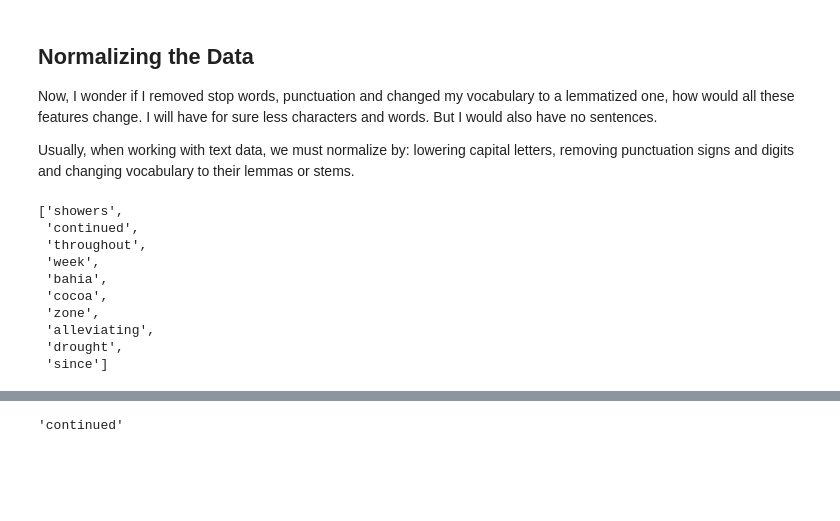
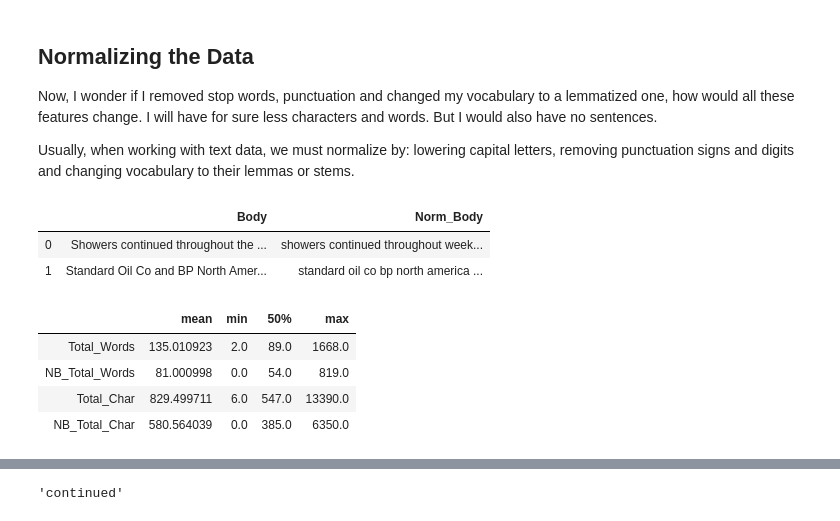
Before and after one commit to sedv8808/Simple_Word_Counting, a Jupyter notebook: Simple_Word_Counting.ipynb, the cells around one changed output, grey strips where cells are left out. Cells and saved outputs as stored; diff of their text form; code cells hidden in the pictures; blank space fills up the shorter version.

```diff
--- a/Simple_Word_Counting.ipynb
+++ b/Simple_Word_Counting.ipynb
@@ -248,13 +241,0 @@ corpora = [[word for word in corpus.split() if word not in stopwords] for corpus
-# %%
-corpora[0][:10]
-# %% [output]
-['showers',
- 'continued',
- 'throughout',
- 'week',
- 'bahia',
- 'cocoa',
- 'zone',
- 'alleviating',
- 'drought',
- 'since']
@@ -260,0 +254,7 @@ corpora[0][:10]
+# %%
+pd.set_option('display.max_colwidth', 300)
+df_corpora[['Body', 'Norm_Body']].head(2)
+# %% [output]
+|  | Body | Norm_Body |
+| 0 | Showers continued throughout the ... | showers continued throughout week... |
+| 1 | Standard Oil Co and BP North Amer... | standard oil co bp north america ... |
@@ -260,0 +265,10 @@ corpora[0][:10]
+# %%
+summary = pd.DataFrame(df_corpora.describe().transpose())
+
+summary[['mean', 'min', '50%', 'max']].loc[['Total_Words','NB_Total_Words', 'Total_Char', "NB_Total_Char"]]
+# %% [output]
+|  | mean | min | 50% | max |
+| Total_Words | 135.010923 | 2.0 | 89.0 | 1668.0 |
+| NB_Total_Words | 81.000998 | 0.0 | 54.0 | 819.0 |
+| Total_Char | 829.499711 | 6.0 | 547.0 | 13390.0 |
+| NB_Total_Char | 580.564039 | 0.0 | 385.0 | 6350.0 |
```
Also changed, not shown: parts of 12 cells of this notebook.
